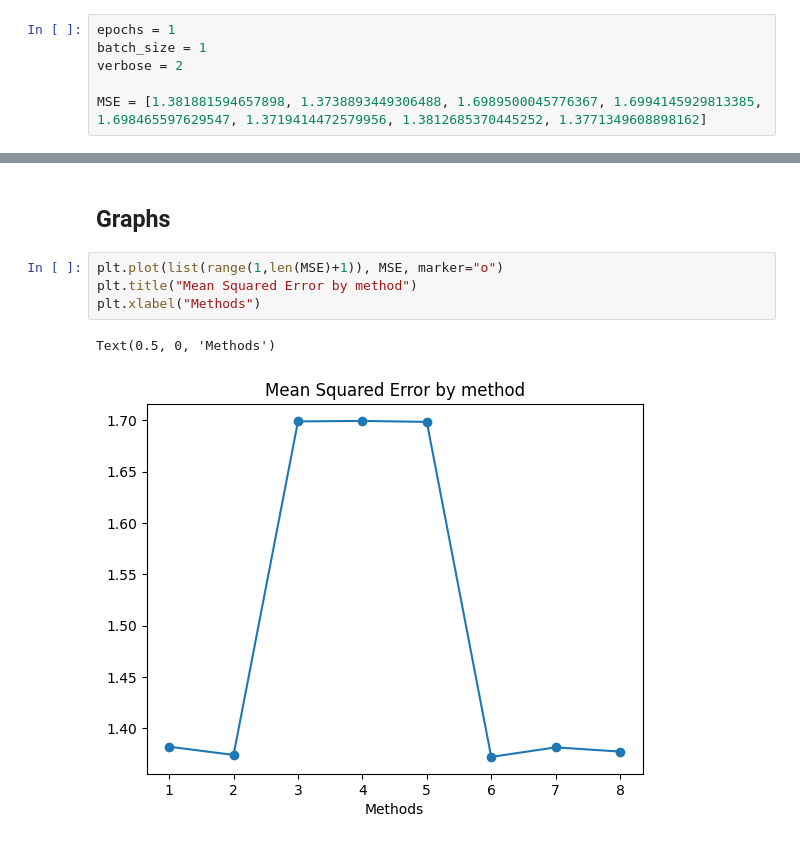
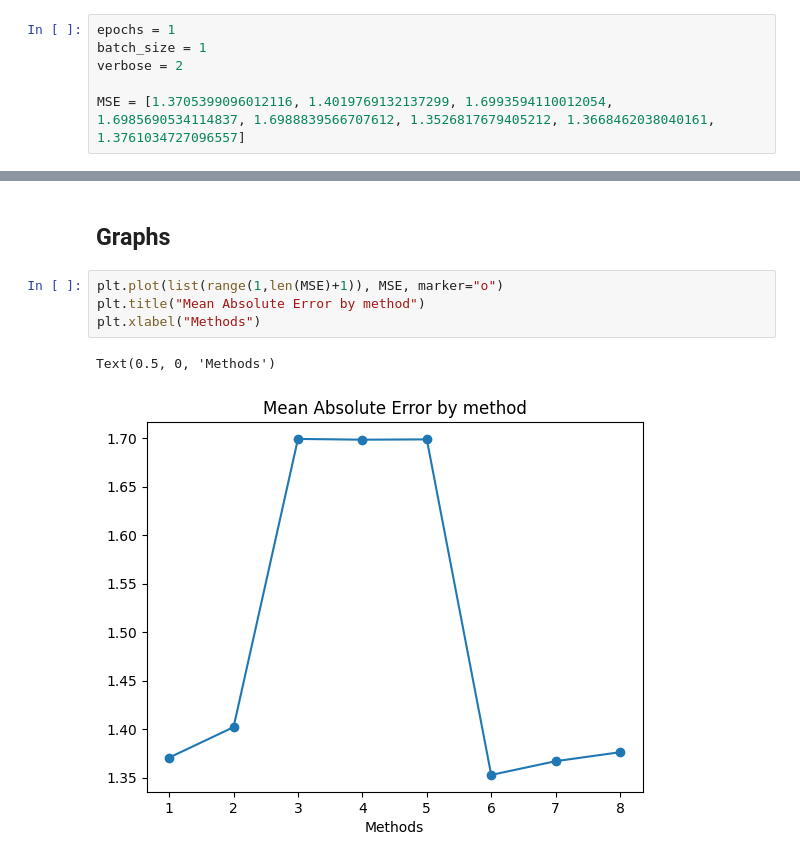
Before and after one commit to FlipGoncalves/BikeSharingDeepLearning, a Jupyter notebook: LSTM/lstmStationsDate.ipynb, the cells around one changed output, grey strips where cells are left out. Saved outputs shown, nothing was run; the diff lists cells and outputs as text.

```diff
--- a/LSTM/lstmStationsDate.ipynb
+++ b/LSTM/lstmStationsDate.ipynb
@@ -98,7 +98,7 @@ epochs = 1
 batch_size = 1
 verbose = 2
 
-MSE = [1.381881594657898, 1.3738893449306488, 1.6989500045776367, 1.6994145929813385, 1.698465597629547, 1.3719414472579956, 1.3812685370445252, 1.3771349608898162]
+MSE = [1.3705399096012116, 1.4019769132137299, 1.6993594110012054, 1.6985690534114837, 1.6988839566707612, 1.3526817679405212, 1.3668462038040161, 1.3761034727096557]
 # %% [markdown]
 ### Method 0
 Input: c(t), StationEnd
@@ -911,8 +937,8 @@ Average scores for all folds:
 ## Graphs
 # %%
 plt.plot(list(range(1,len(MSE)+1)), MSE, marker="o")
-plt.title("Mean Squared Error by method")
+plt.title("Mean Absolute Error by method")
 plt.xlabel("Methods")
 # %% [output]
 Text(0.5, 0, 'Methods')
-[figure, old version]
+[figure, new version]
```
Also changed, not shown: parts of 15 cells of this notebook, 8 other files.
